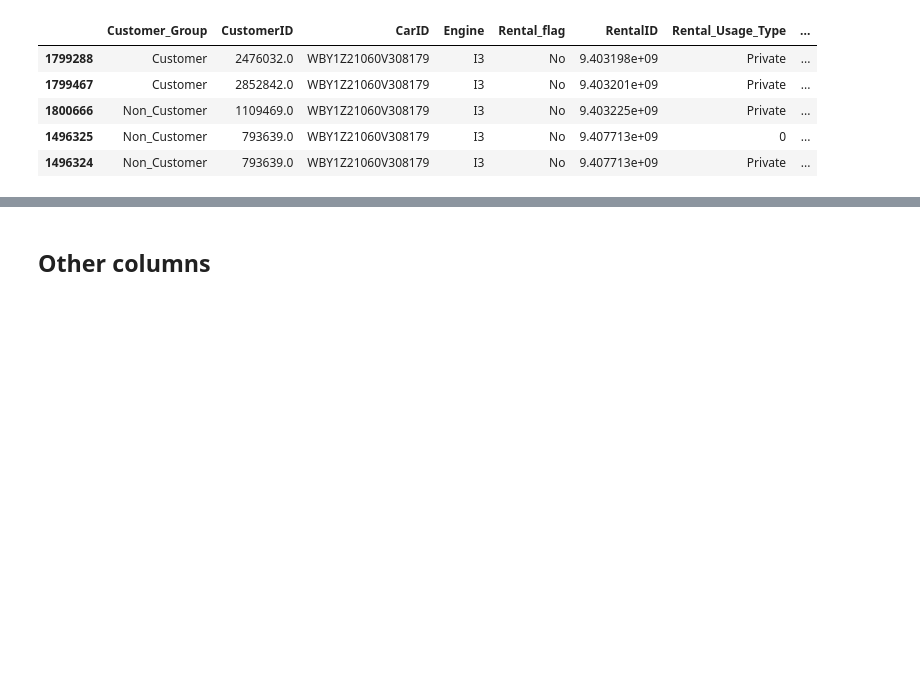
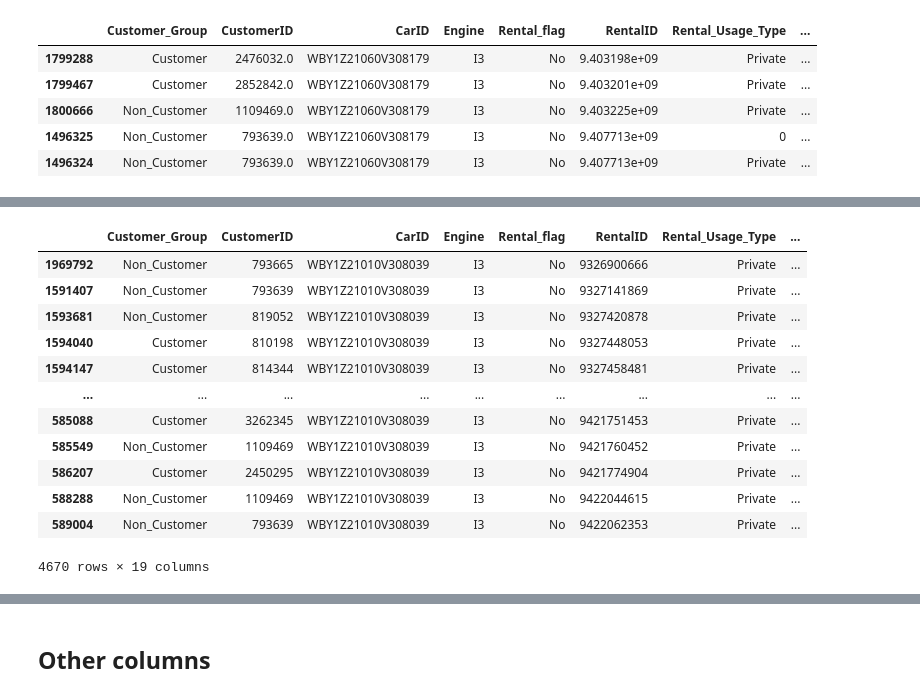
Before and after one commit to Bogeluno/GNN_Thesis, a Jupyter notebook: notebooks/Newdata.ipynb, the cells around one changed output, grey strips where cells are left out. Saved outputs shown, nothing was run; the diff lists cells and outputs as text; code cells hidden in the pictures; blank space fills up the shorter version.

```diff
--- a/notebooks/Newdata.ipynb
+++ b/notebooks/Newdata.ipynb
@@ -400,0 +644,3 @@ dataf.iloc[np.where(dataf.Reservation_Time.iloc[1:].values<dataf.End_Time.iloc[:
+# %%
+dataf = CarID_dict['WBY1Z21050V308092'].sort_values(by = 'Reservation_Time')
+dataf[dataf.RentalID > 9364300000].sort_values(by = 'RentalID').iloc[:10]
@@ -400,0 +700,16 @@ dataf.iloc[np.where(dataf.Reservation_Time.iloc[1:].values<dataf.End_Time.iloc[:
+# %%
+dataf
+# %% [output]
+|  | Customer_Group | CustomerID | CarID | Engine | Rental_flag | RentalID | Rental_Usage_Type | ... |
+| 1969792 | Non_Customer | 793665 | WBY1Z21010V308039 | I3 | No | 9326900666 | Private | ... |
+| 1591407 | Non_Customer | 793639 | WBY1Z21010V308039 | I3 | No | 9327141869 | Private | ... |
+| 1593681 | Non_Customer | 819052 | WBY1Z21010V308039 | I3 | No | 9327420878 | Private | ... |
+| 1594040 | Customer | 810198 | WBY1Z21010V308039 | I3 | No | 9327448053 | Private | ... |
+| 1594147 | Customer | 814344 | WBY1Z21010V308039 | I3 | No | 9327458481 | Private | ... |
+| ... | ... | ... | ... | ... | ... | ... | ... | ... |
+| 585088 | Customer | 3262345 | WBY1Z21010V308039 | I3 | No | 9421751453 | Private | ... |
+| 585549 | Non_Customer | 1109469 | WBY1Z21010V308039 | I3 | No | 9421760452 | Private | ... |
+| 586207 | Customer | 2450295 | WBY1Z21010V308039 | I3 | No | 9421774904 | Private | ... |
+| 588288 | Non_Customer | 1109469 | WBY1Z21010V308039 | I3 | No | 9422044615 | Private | ... |
+| 589004 | Non_Customer | 793639 | WBY1Z21010V308039 | I3 | No | 9422062353 | Private | ... |
+4670 rows × 19 columns
```
Also changed, not shown: parts of 41 cells of this notebook.
